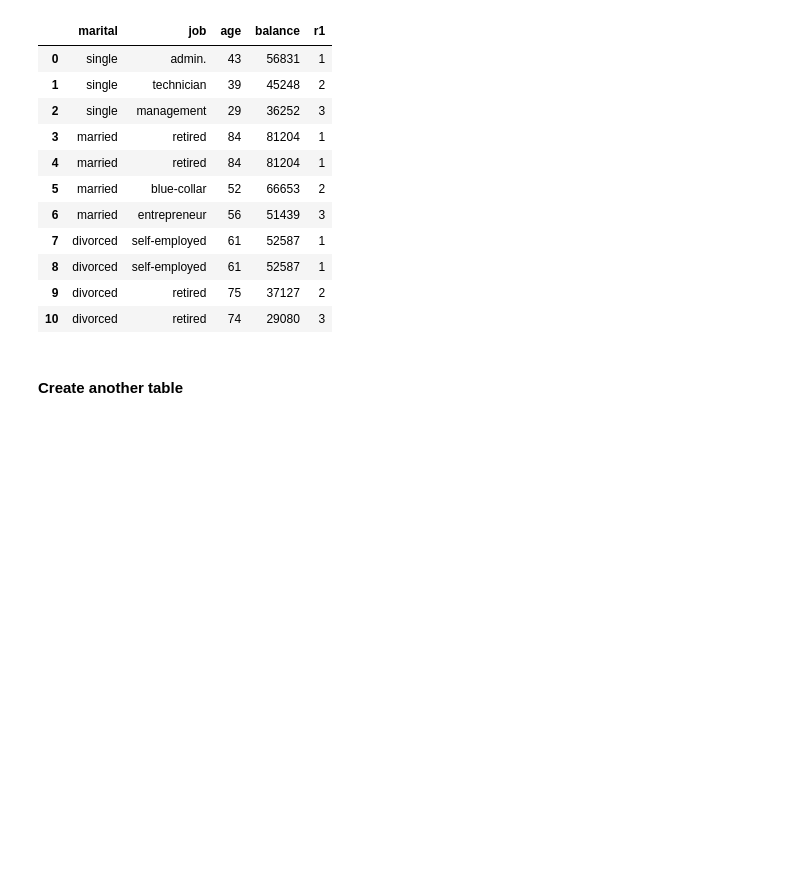
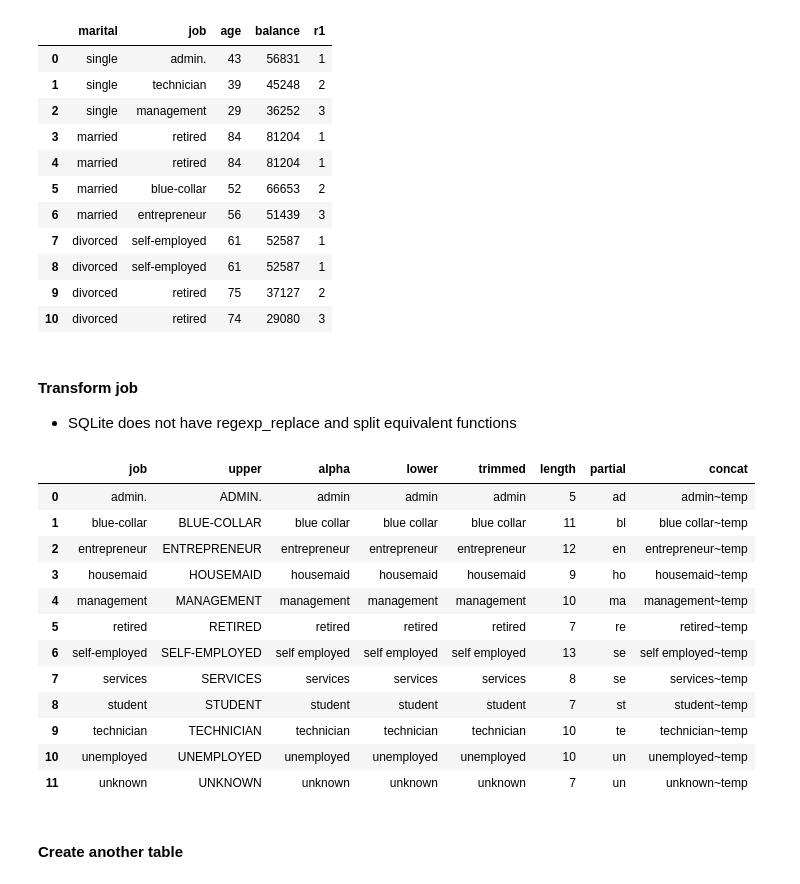
Before and after one commit to randy-chng/demo_sql, a Jupyter notebook: demo.ipynb, the cells around one changed output. Drawn from its saved outputs; the diff is of its cells as text; code cells hidden in the pictures; blank space fills up the shorter version.

```diff
--- a/demo.ipynb
+++ b/demo.ipynb
@@ -271,6 +271,50 @@ query_table(
 | 8 | divorced | self-employed | 61 | 52587 | 1 |
 | 9 | divorced | retired | 75 | 37127 | 2 |
 | 10 | divorced | retired | 74 | 29080 | 3 |
+# %% [markdown]
+#### Transform job
+- SQLite does not have regexp_replace and split equivalent functions
+# %%
+query_table(
+    conn,
+    '''
+    select
+        *,
+        length(trimmed) as length,
+        substr(trimmed, 1, 2) as partial,
+        trimmed || '~temp' as concat
+    from (
+        select
+            *, trim(lower) as trimmed
+        from (
+            select
+                *, lower(alpha) as lower
+            from (
+                select distinct
+                    job,
+                    upper(job) as upper,
+                    replace(replace(job, '.', ' '), '-', ' ') as alpha
+                from deposit_marketing
+                order by job
+            )
+        )
+    )
+    '''
+)
+# %% [output]
+|  | job | upper | alpha | lower | trimmed | length | partial | concat |
+| 0 | admin. | ADMIN. | admin | admin | admin | 5 | ad | admin~temp |
+| 1 | blue-collar | BLUE-COLLAR | blue collar | blue collar | blue collar | 11 | bl | blue collar~temp |
+| 2 | entrepreneur | ENTREPRENEUR | entrepreneur | entrepreneur | entrepreneur | 12 | en | entrepreneur~temp |
+| 3 | housemaid | HOUSEMAID | housemaid | housemaid | housemaid | 9 | ho | housemaid~temp |
+| 4 | management | MANAGEMENT | management | management | management | 10 | ma | management~temp |
+| 5 | retired | RETIRED | retired | retired | retired | 7 | re | retired~temp |
+| 6 | self-employed | SELF-EMPLOYED | self employed | self employed | self employed | 13 | se | self employed~temp |
+| 7 | services | SERVICES | services | services | services | 8 | se | services~temp |
+| 8 | student | STUDENT | student | student | student | 7 | st | student~temp |
+| 9 | technician | TECHNICIAN | technician | technician | technician | 10 | te | technician~temp |
+| 10 | unemployed | UNEMPLOYED | unemployed | unemployed | unemployed | 10 | un | unemployed~temp |
+| 11 | unknown | UNKNOWN | unknown | unknown | unknown | 7 | un | unknown~temp |
 # %% [markdown]
 #### Create another table
 # %%
```
Also changed, not shown: 1 other file.
